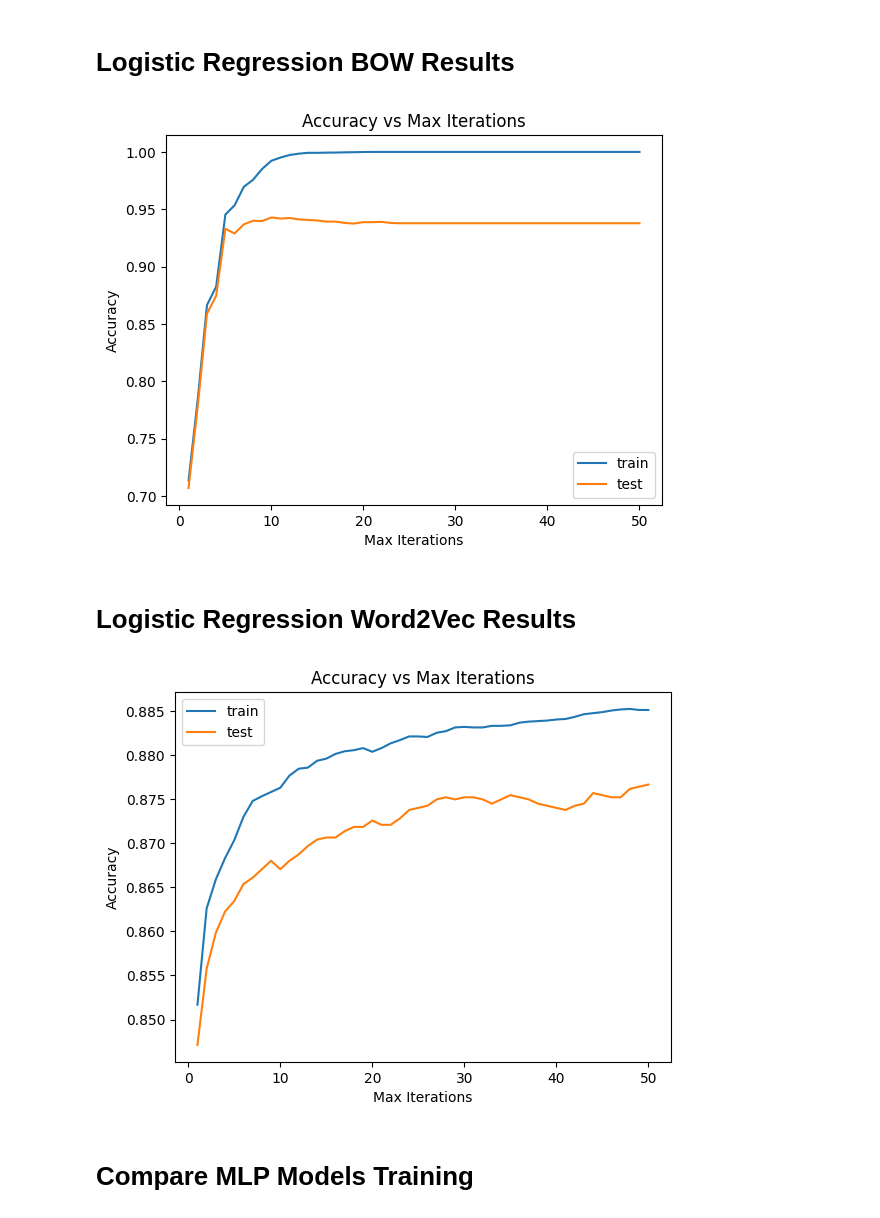
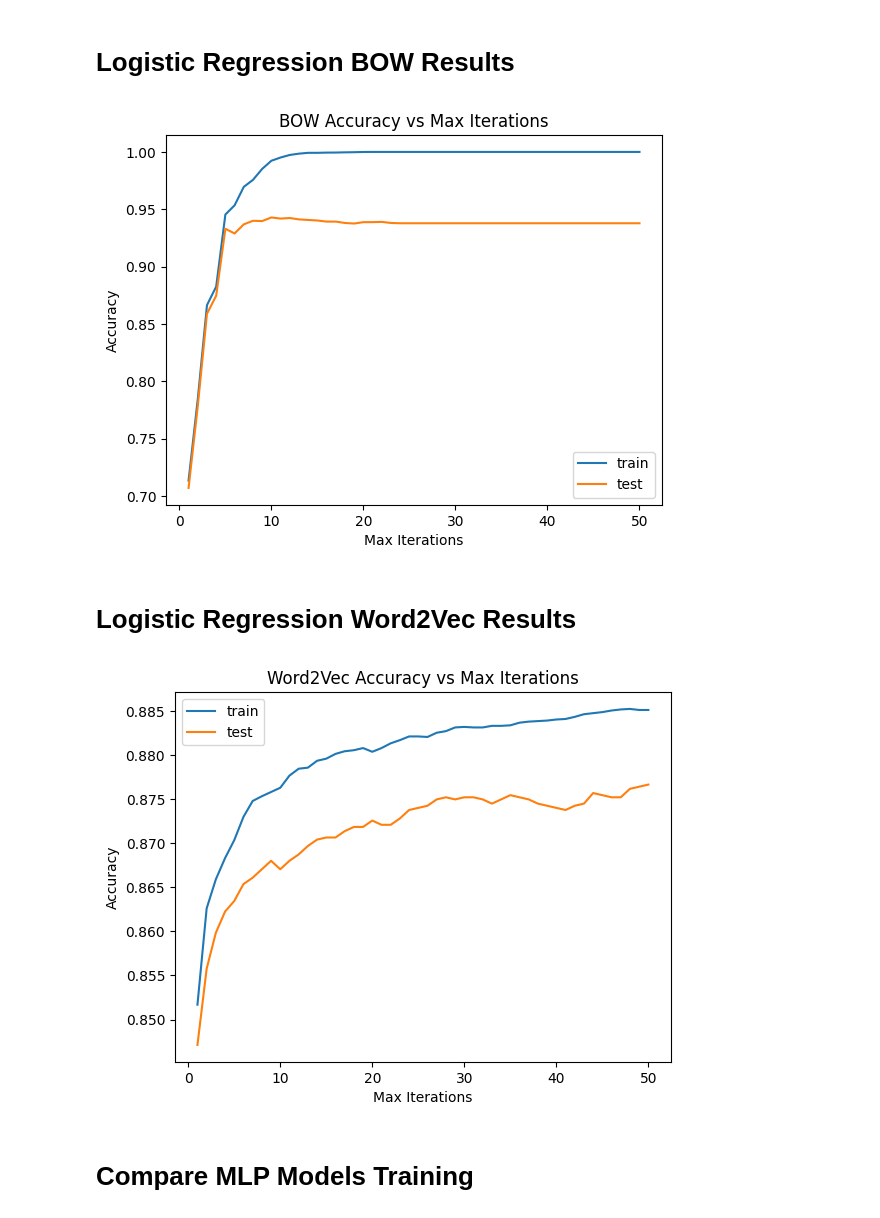
Before and after one commit to abdeliibrahim/ecs271_project, a Jupyter notebook: graphs.ipynb, the cells around one changed output. Drawn from its saved outputs; the diff is of its cells as text; code cells hidden in the pictures.

Commit message:
fix graph

```diff
--- a/graphs.ipynb
+++ b/graphs.ipynb
@@ -27,28 +27,28 @@ plt.plot(iterations, results["test accuracy"], label = "test")
 
 plt.xlabel("Max Iterations")
 plt.ylabel("Accuracy")
-plt.title("Accuracy vs Max Iterations")
+plt.title("BOW Accuracy vs Max Iterations")
 plt.legend()
 
 plt.show()
 # %% [output]
-[figure, old version]
+[figure, new version]
 # %% [markdown]
 # Logistic Regression Word2Vec Results
 # %%
 results = pd.read_csv("./results/logistic_regression_word2vec.csv")
 iterations = list(range(1, 51))
 plt.plot(iterations, results["train accuracy"], label = "train")
 plt.plot(iterations, results["test accuracy"], label = "test")
 
 plt.xlabel("Max Iterations")
 plt.ylabel("Accuracy")
-plt.title("Accuracy vs Max Iterations")
+plt.title("Word2Vec Accuracy vs Max Iterations")
 plt.legend()
 
 plt.show()
 # %% [output]
-[figure, old version]
+[figure, new version]
 # %% [markdown]
 # Compare MLP Models Training
 # %%
```
Also changed, not shown: parts of 2 cells of this notebook.
